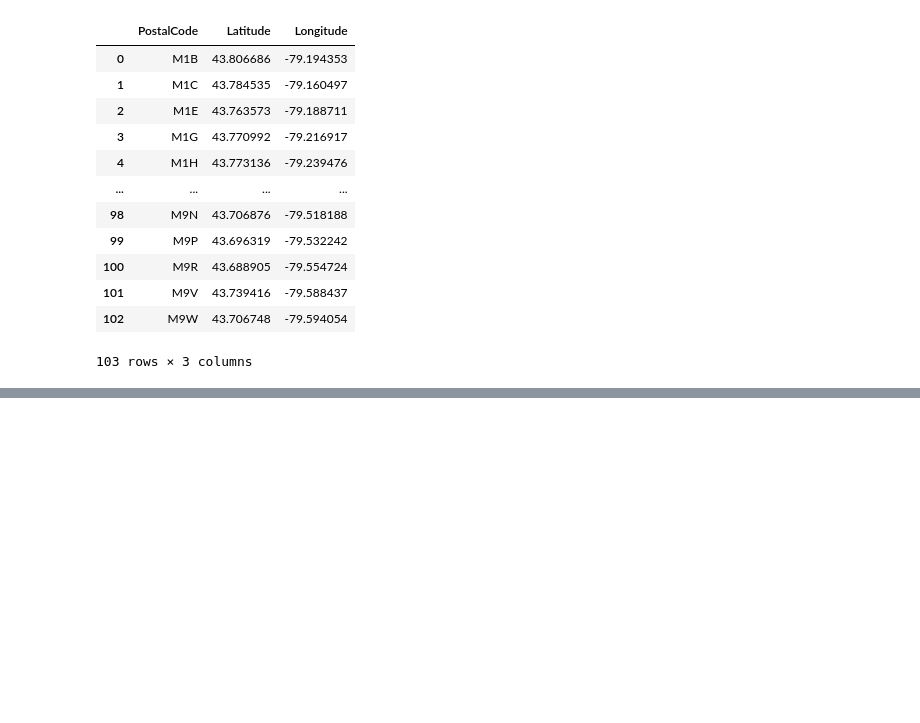
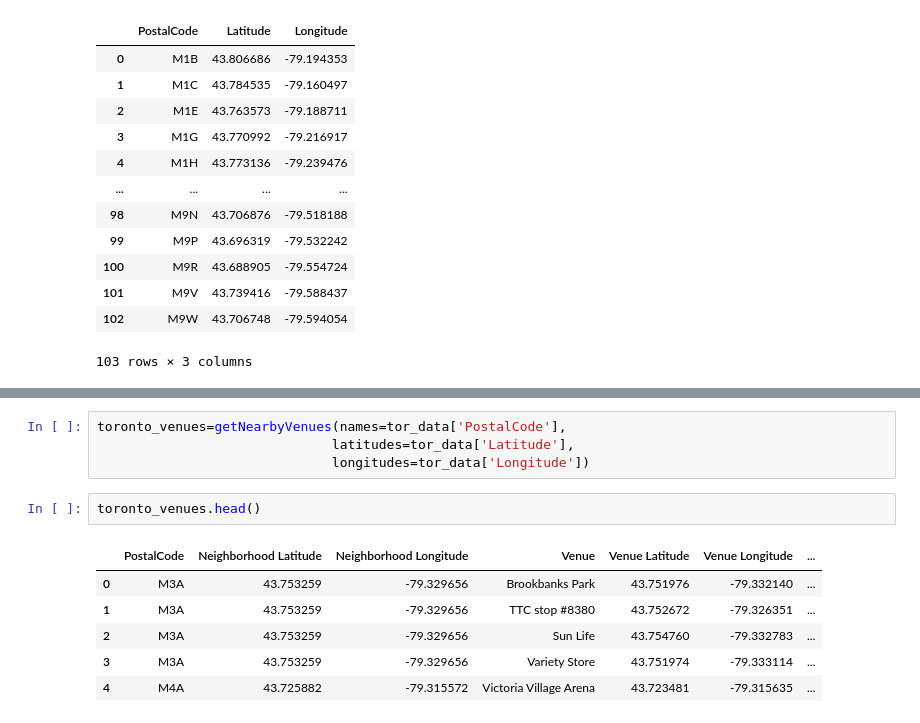
Before and after one commit to sean-rogers-t/Coursera_Capstone, a Jupyter notebook: Clustering Neighborhoods in Toronto.ipynb, the cells around one changed output, grey strips where cells are left out. Cells and saved outputs as stored; diff of their text form; blank space fills up the shorter version.

```diff
--- a/Clustering Neighborhoods in Toronto.ipynb
+++ b/Clustering Neighborhoods in Toronto.ipynb
@@ -147,0 +316,13 @@ geo_data
+# %%
+toronto_venues=getNearbyVenues(names=tor_data['PostalCode'],
+                              latitudes=tor_data['Latitude'],
+                              longitudes=tor_data['Longitude'])
+# %%
+toronto_venues.head()
+# %% [output]
+|  | PostalCode | Neighborhood Latitude | Neighborhood Longitude | Venue | Venue Latitude | Venue Longitude | ... |
+| 0 | M3A | 43.753259 | -79.329656 | Brookbanks Park | 43.751976 | -79.332140 | ... |
+| 1 | M3A | 43.753259 | -79.329656 | TTC stop #8380 | 43.752672 | -79.326351 | ... |
+| 2 | M3A | 43.753259 | -79.329656 | Sun Life | 43.754760 | -79.332783 | ... |
+| 3 | M3A | 43.753259 | -79.329656 | Variety Store | 43.751974 | -79.333114 | ... |
+| 4 | M4A | 43.725882 | -79.315572 | Victoria Village Arena | 43.723481 | -79.315635 | ... |
```
Also changed, not shown: parts of 64 cells of this notebook.
